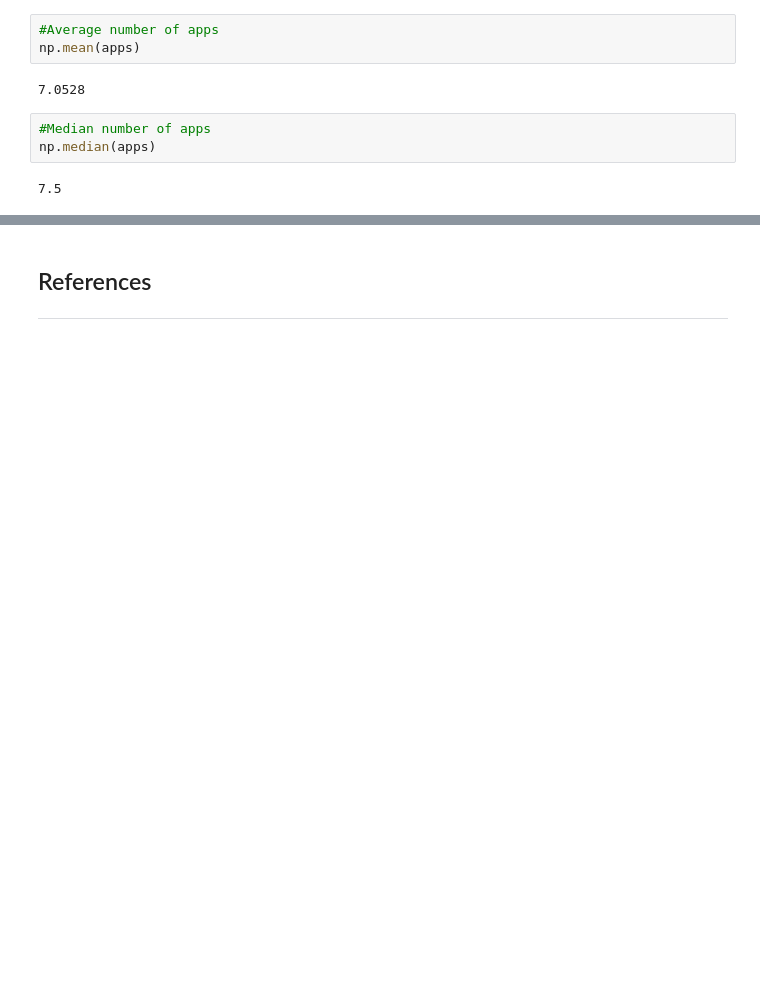
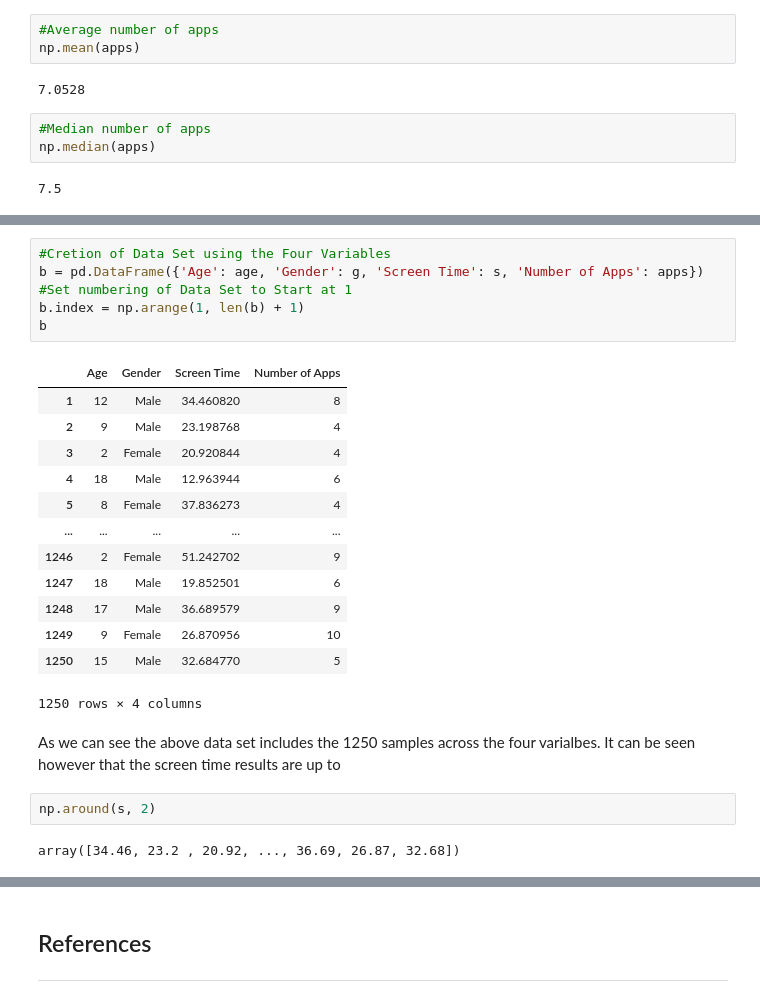
Before and after one commit to JPLee01/Programming_for_Data_Analysis-PRoject, a Jupyter notebook: Programming_for_Data_Analysis-Project.ipynb, the cells around one changed output, grey strips where cells are left out. Drawn from its saved outputs; the diff is of its cells as text; blank space fills up the shorter version.

Commit message:
Finishing of Variable 4 information and adittion of references.

```diff
--- a/Programming_for_Data_Analysis-Project.ipynb
+++ b/Programming_for_Data_Analysis-Project.ipynb
@@ -308,0 +310,26 @@ plt.show()
+# %%
+#Cretion of Data Set using the Four Variables
+b = pd.DataFrame({'Age': age, 'Gender': g, 'Screen Time': s, 'Number of Apps': apps})
+#Set numbering of Data Set to Start at 1
+b.index = np.arange(1, len(b) + 1)
+b
+# %% [output]
+|  | Age | Gender | Screen Time | Number of Apps |
+| 1 | 12 | Male | 34.460820 | 8 |
+| 2 | 9 | Male | 23.198768 | 4 |
+| 3 | 2 | Female | 20.920844 | 4 |
+| 4 | 18 | Male | 12.963944 | 6 |
+| 5 | 8 | Female | 37.836273 | 4 |
+| ... | ... | ... | ... | ... |
+| 1246 | 2 | Female | 51.242702 | 9 |
+| 1247 | 18 | Male | 19.852501 | 6 |
+| 1248 | 17 | Male | 36.689579 | 9 |
+| 1249 | 9 | Female | 26.870956 | 10 |
+| 1250 | 15 | Male | 32.684770 | 5 |
+1250 rows × 4 columns
+# %% [markdown]
+As we can see the above data set includes the 1250 samples across the four varialbes. It can be seen however that the screen time results are up to
+# %%
+np.around(s, 2)
+# %% [output]
+array([34.46, 23.2 , 20.92, ..., 36.69, 26.87, 32.68])
```
Also changed, not shown: parts of 18 cells of this notebook.
